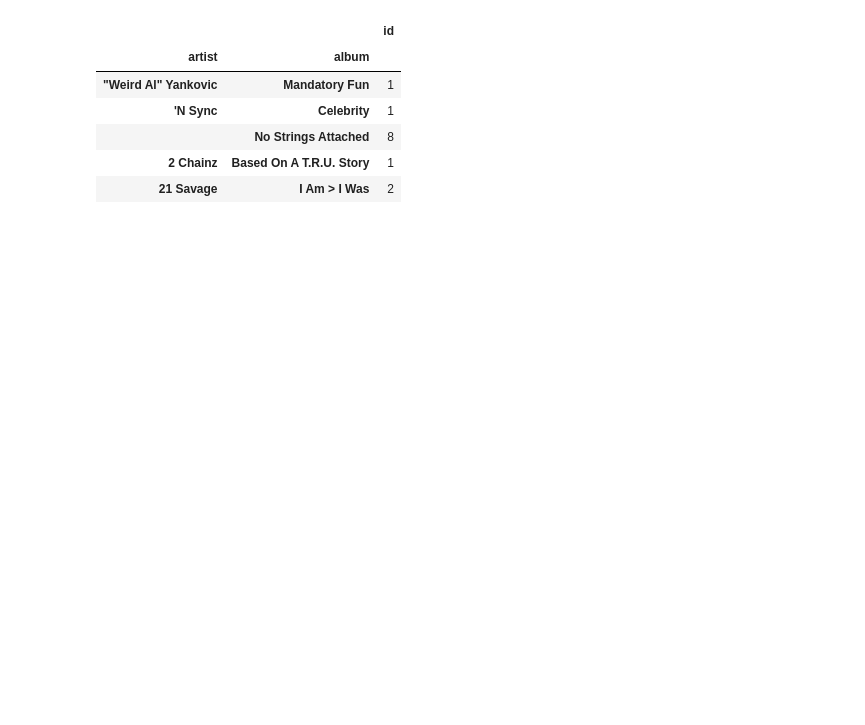
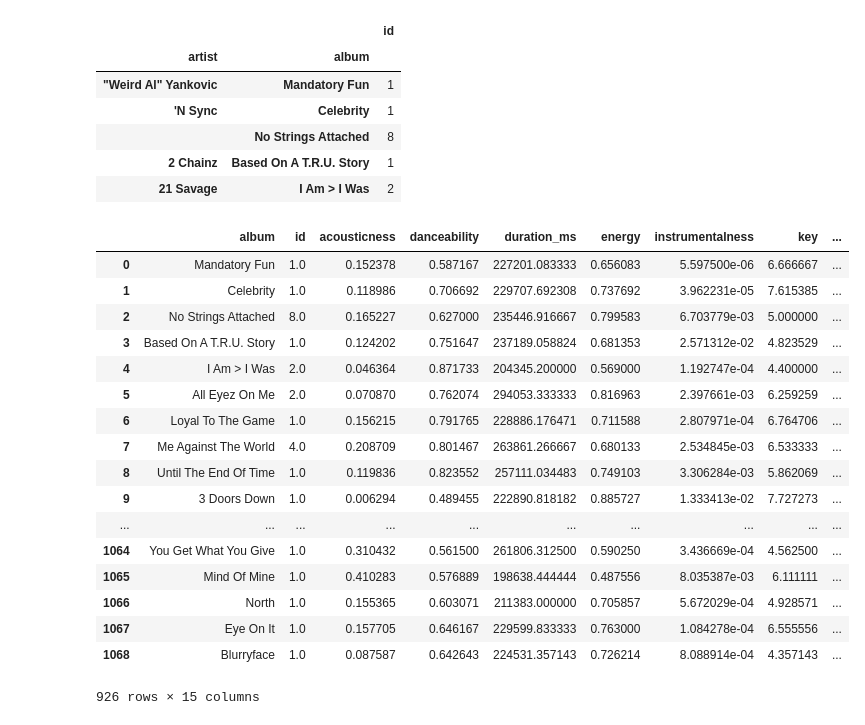
Before and after one commit to INSY6500projectTFSG/6500project, a Jupyter notebook: Project-Copy1.ipynb, the cells around one changed output. Saved outputs shown, nothing was run; the diff lists cells and outputs as text; code cells hidden in the pictures; blank space fills up the shorter version.

```diff
--- a/Project-Copy1.ipynb
+++ b/Project-Copy1.ipynb
@@ -264,3 +267,28 @@ freq1.head()
 |  | No Strings Attached | 8 |
 | 2 Chainz | Based On A T.R.U. Story | 1 |
 | 21 Savage | I Am > I Was | 2 |
+# %%
+# Sarah added -
+testdf = freq1.merge(feat_uni, left_on = 'album', right_on = 'album', how = "outer")
+testdf = testdf.dropna()
+testdf = testdf.dropna(axis='columns')
+testdf
+# %% [output]
+|  | album | id | acousticness | danceability | duration_ms | energy | instrumentalness | key | ... |
+| 0 | Mandatory Fun | 1.0 | 0.152378 | 0.587167 | 227201.083333 | 0.656083 | 5.597500e-06 | 6.666667 | ... |
+| 1 | Celebrity | 1.0 | 0.118986 | 0.706692 | 229707.692308 | 0.737692 | 3.962231e-05 | 7.615385 | ... |
+| 2 | No Strings Attached | 8.0 | 0.165227 | 0.627000 | 235446.916667 | 0.799583 | 6.703779e-03 | 5.000000 | ... |
+| 3 | Based On A T.R.U. Story | 1.0 | 0.124202 | 0.751647 | 237189.058824 | 0.681353 | 2.571312e-02 | 4.823529 | ... |
+| 4 | I Am > I Was | 2.0 | 0.046364 | 0.871733 | 204345.200000 | 0.569000 | 1.192747e-04 | 4.400000 | ... |
+| 5 | All Eyez On Me | 2.0 | 0.070870 | 0.762074 | 294053.333333 | 0.816963 | 2.397661e-03 | 6.259259 | ... |
+| 6 | Loyal To The Game | 1.0 | 0.156215 | 0.791765 | 228886.176471 | 0.711588 | 2.807971e-04 | 6.764706 | ... |
+| 7 | Me Against The World | 4.0 | 0.208709 | 0.801467 | 263861.266667 | 0.680133 | 2.534845e-03 | 6.533333 | ... |
+| 8 | Until The End Of Time | 1.0 | 0.119836 | 0.823552 | 257111.034483 | 0.749103 | 3.306284e-03 | 5.862069 | ... |
+| 9 | 3 Doors Down | 1.0 | 0.006294 | 0.489455 | 222890.818182 | 0.885727 | 1.333413e-02 | 7.727273 | ... |
+| ... | ... | ... | ... | ... | ... | ... | ... | ... | ... |
+| 1064 | You Get What You Give | 1.0 | 0.310432 | 0.561500 | 261806.312500 | 0.590250 | 3.436669e-04 | 4.562500 | ... |
+| 1065 | Mind Of Mine | 1.0 | 0.410283 | 0.576889 | 198638.444444 | 0.487556 | 8.035387e-03 | 6.111111 | ... |
+| 1066 | North | 1.0 | 0.155365 | 0.603071 | 211383.000000 | 0.705857 | 5.672029e-04 | 4.928571 | ... |
+| 1067 | Eye On It | 1.0 | 0.157705 | 0.646167 | 229599.833333 | 0.763000 | 1.084278e-04 | 6.555556 | ... |
+| 1068 | Blurryface | 1.0 | 0.087587 | 0.642643 | 224531.357143 | 0.726214 | 8.088914e-04 | 4.357143 | ... |
+926 rows × 15 columns
```
Also changed, not shown: parts of 4 cells of this notebook.
